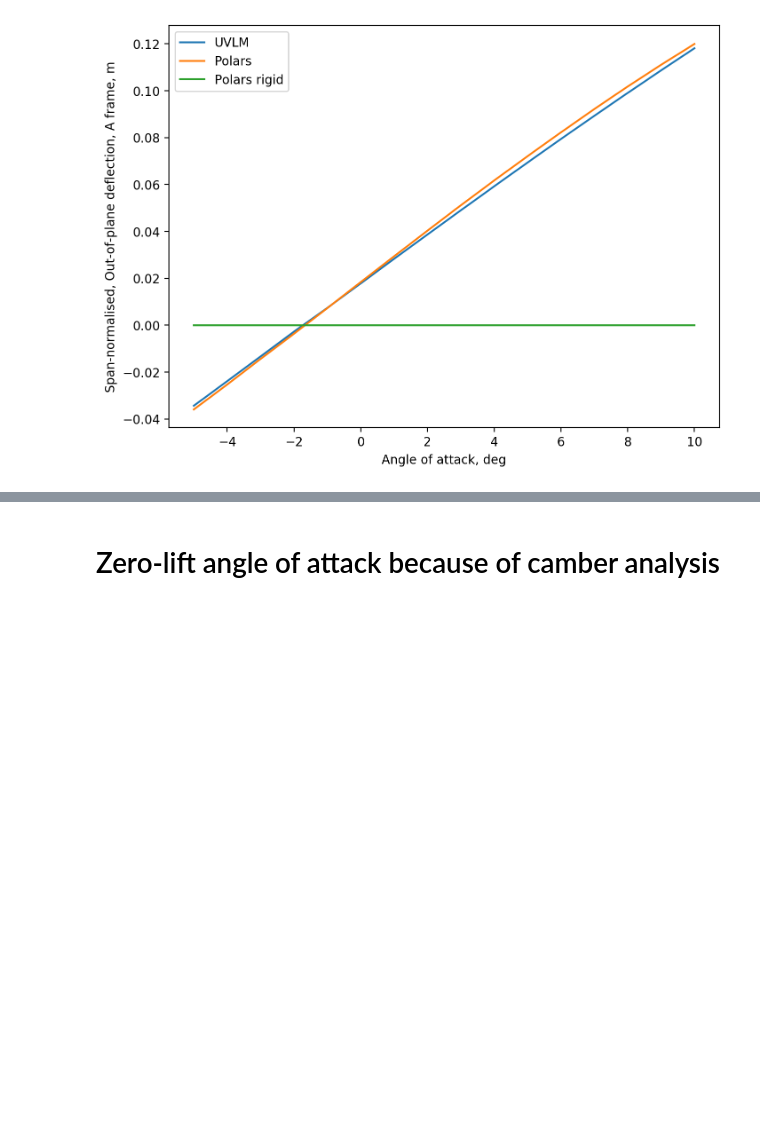
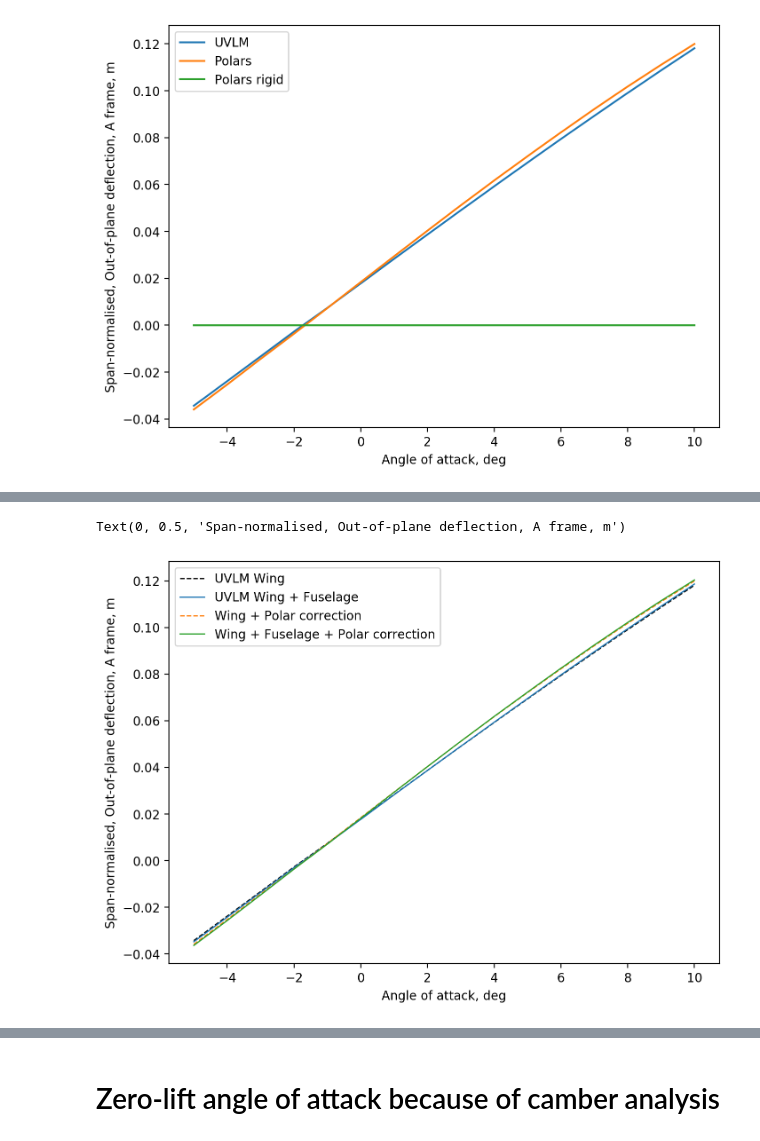
Before and after one commit to sduess/demonstrator_uvlm_enhenacements, a Jupyter notebook: 03_Polars/PolarFigures.ipynb, the cells around one changed output, grey strips where cells are left out. Saved outputs shown, nothing was run; the diff lists cells and outputs as text; code cells hidden in the pictures; blank space fills up the shorter version.

```diff
--- a/03_Polars/PolarFigures.ipynb
+++ b/03_Polars/PolarFigures.ipynb
@@ -247,18 +321,18 @@ Text(0, 0.5, 'Span-normalised, Out-of-plane deflection, A frame, m')
 # %%
 cases = []
 
-cases.append({'filename': 'seq_flexop_init_w10n1_m8mf12_uinf0450_p0_f1.dat',
+cases.append({'filename': 'seq_flexop_w20n4_uinf0450_p0_f0.dat',
+              'rmk': 'wake length 10, n_elem = 1, 608 bound panels, 6080 wake panels, N=38, M=8',
+             'lsargs': {'label': 'UVLM Wing', 'color': 'k', 'lw':1, 'ls':'--'}})
+
+cases.append({'filename': 'seq_flexop_w20n4_m8mf24_uinf0450_p0_f1.dat',
               'rmk': 'wake length 10, n_elem = 1, up to where it failed',
-             'lsargs': {'label': 'Wing + Fuselage'}})
+             'lsargs': {'label': 'UVLM Wing + Fuselage', 'lw':1.}})
 
-cases.append({'filename': 'seq_flexop_w10n1_uinf0450_p0_f0.dat',
+cases.append({'filename': 'seq_flexop_w20n4_uinf0450_p1_f0.dat',
               'rmk': 'wake length 10, n_elem = 1, 608 bound panels, 6080 wake panels, N=38, M=8',
-             'lsargs': {'label': 'Wing only'}})
+             'lsargs': {'label': 'Wing + Polar correction', 'lw':1., 'ls':'--'}})
 
-cases.append({'filename': 'seq_flexop_init_w10n1_m8mf12_uinf0450_p1_f1.dat',
+cases.append({'filename': 'seq_flexop_init_polars_w20n4_m8mf24_uinf0450_p1_f1.dat',
               'rmk': 'wake length 10, n_elem = 1, up to where it failed',
-             'lsargs': {'label': 'Polars + Wing + Fuselage'}})
-
-cases.append({'filename': 'seq_flexop_w10n1_uinf0450_p1_f0.dat',
-              'rmk': 'wake length 10, n_elem = 1, 608 bound panels, 6080 wake panels, N=38, M=8',
-             'lsargs': {'label': 'Polars + Wing only'}})
+             'lsargs': {'label': 'Wing + Fuselage + Polar correction', 'lw':1.}})
@@ -275,0 +407,11 @@ ax[0].legend()
+# %%
+for ith, case in enumerate(cases):
+    aoa, deflection = load_deflection('./polar_output_data/' + 'wingtip_deflection_' + case['filename'])
+    plt.plot(aoa, deflection[:, -1] / (7.07 / 2), **case['lsargs'])
+
+plt.legend()
+plt.xlabel('Angle of attack, deg')
+plt.ylabel('Span-normalised, Out-of-plane deflection, A frame, m')
+# %% [output]
+Text(0, 0.5, 'Span-normalised, Out-of-plane deflection, A frame, m')
+[figure, added]
```
Also changed, not shown: parts of 21 cells of this notebook, 9 other files.
